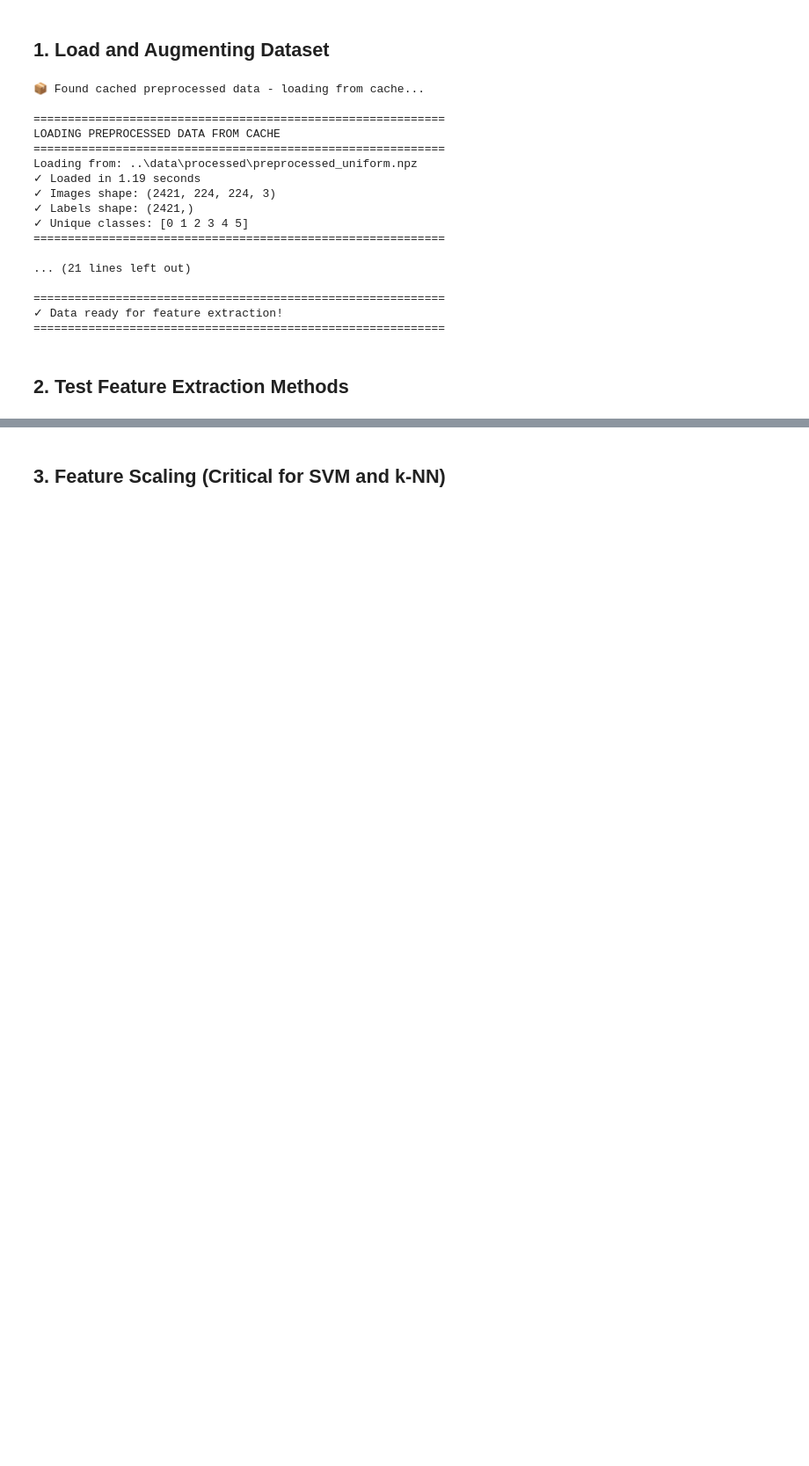
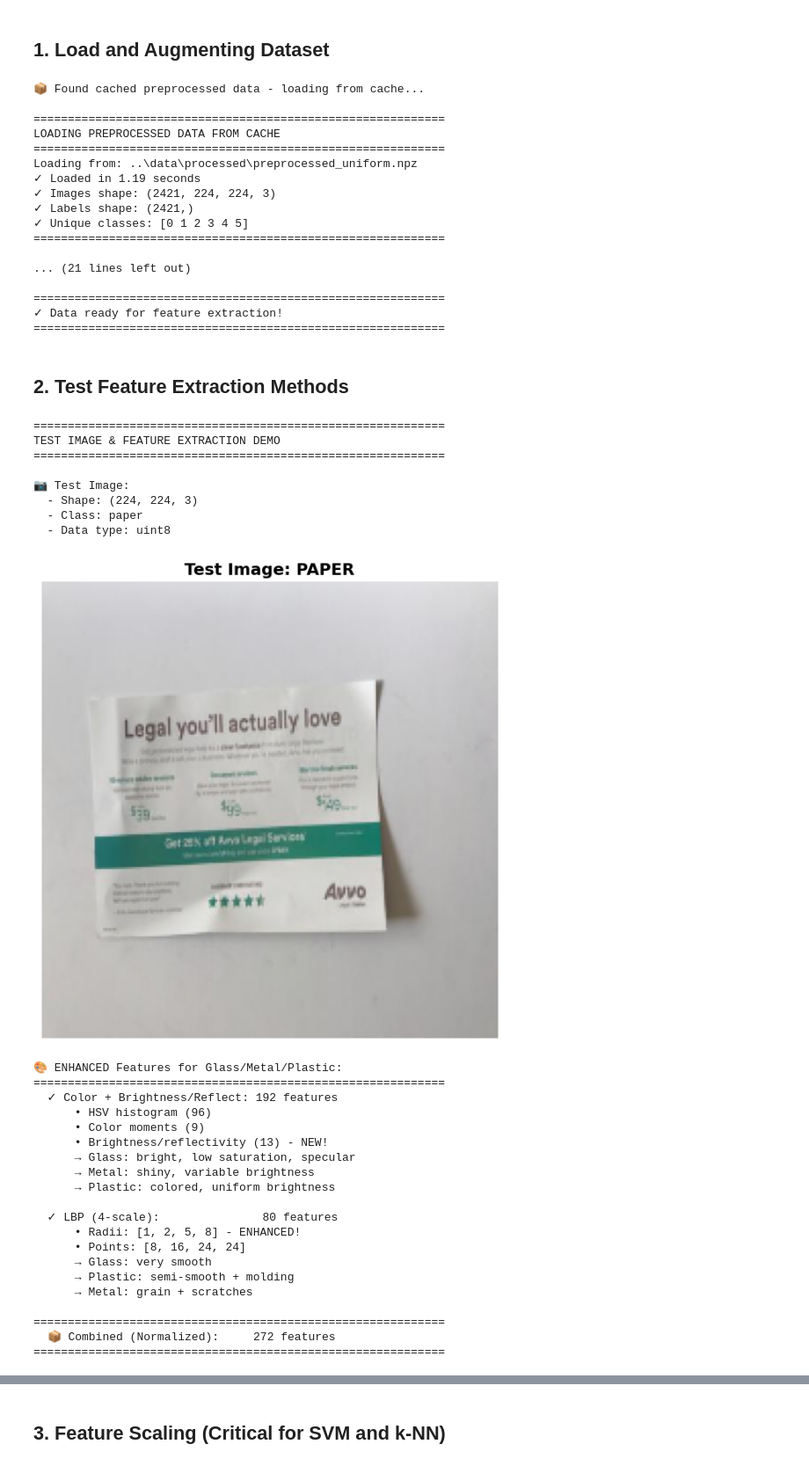
Before and after one commit to AHmEeD-SaBER/Waste-Classification-ML, a Jupyter notebook: notebooks/exploratory_analysis.ipynb, the cells around one changed output, grey strips where cells are left out. Shown at 88% size. Cells and saved outputs as stored; diff of their text form; code cells hidden in the pictures; blank space fills up the shorter version.

```diff
--- a/notebooks/exploratory_analysis.ipynb
+++ b/notebooks/exploratory_analysis.ipynb
@@ -142,16 +142,12 @@ plt.show()
 from feature_extraction import (
     extract_color_histogram,
     extract_lbp_features,
-    extract_shape_features,
-    extract_edge_features,
     extract_combined_features
 )
 
 # Extract each feature type separately
 color_feat = extract_color_histogram(test_image, bins=32)
 lbp_feat = extract_lbp_features(test_image)
-shape_feat = extract_shape_features(test_image)
-edge_feat = extract_edge_features(test_image)
 combined_feat = extract_combined_features(test_image)
 
 print(f"\n🎨 ENHANCED Features for Glass/Metal/Plastic:")
@@ -170,37 +166,60 @@ print(f"      • Points: [8, 16, 24, 24]")
 print(f"      → Glass: very smooth")
 print(f"      → Plastic: semi-smooth + molding")
 print(f"      → Metal: grain + scratches")
 print(f"")
-print(f"  ✓ Edge Statistics:            {len(edge_feat):>3} features")
-print(f"  ✓ Shape (Hu Moments):         {len(shape_feat):>3} features")
 print(f"{'='*60}")
 print(f"  📦 Combined (Normalized):     {len(combined_feat):>3} features")
 print(f"{'='*60}")
 
 # Visualize feature distributions
 fig, axes = plt.subplots(2, 2, figsize=(12, 10))
 fig.suptitle('ENHANCED Features: Brightness/Reflectivity + 4-Scale Texture', fontsize=14, fontweight='bold')
 
 # Plot each feature type
 axes[0, 0].hist(color_feat, bins=50, color='#e74c3c', alpha=0.7, edgecolor='black')
 axes[0, 0].set_title('Color + Brightness/Reflectivity (~118)', fontweight='bold', fontsize=12)
 axes[0, 0].set_xlabel('Feature Value')
 axes[0, 0].set_ylabel('Frequency')
 
 axes[0, 1].hist(lbp_feat, bins=50, color='#2ecc71', alpha=0.7, edgecolor='black')
 axes[0, 1].set_title('4-Scale LBP Texture (~68)', fontweight='bold', fontsize=12)
 axes[0, 1].set_xlabel('Feature Value')
 axes[0, 1].set_ylabel('Frequency')
 
-axes[1, 0].hist(edge_feat, bins=20, color='#e67e22', alpha=0.7, edgecolor='black')
-axes[1, 0].set_title('Edge Features (6)', fontweight='bold', fontsize=12)
-axes[1, 0].set_xlabel('Feature Value')
-axes[1, 0].set_ylabel('Frequency')
-
 axes[1, 1].hist(combined_feat, bins=50, color='#34495e', alpha=0.7, edgecolor='black')
 axes[1, 1].set_title('Combined Normalized (~199)', fontweight='bold', fontsize=12)
 axes[1, 1].set_xlabel('Normalized Value')
 axes[1, 1].set_ylabel('Frequency')
 
 plt.tight_layout()
 plt.show()
+# %% [output]
+============================================================
+TEST IMAGE & FEATURE EXTRACTION DEMO
+============================================================
+
+📷 Test Image:
+  - Shape: (224, 224, 3)
+  - Class: paper
+  - Data type: uint8
+[figure, added]
+🎨 ENHANCED Features for Glass/Metal/Plastic:
+============================================================
+  ✓ Color + Brightness/Reflect: 192 features
+      • HSV histogram (96)
+      • Color moments (9)
+      • Brightness/reflectivity (13) - NEW!
+      → Glass: bright, low saturation, specular
+      → Metal: shiny, variable brightness
+      → Plastic: colored, uniform brightness
+
+  ✓ LBP (4-scale):               80 features
+      • Radii: [1, 2, 5, 8] - ENHANCED!
+      • Points: [8, 16, 24, 24]
+      → Glass: very smooth
+      → Plastic: semi-smooth + molding
+      → Metal: grain + scratches
+
+============================================================
+  📦 Combined (Normalized):     272 features
+============================================================
```
Also changed, not shown: parts of 10 cells of this notebook, 6 other files.
